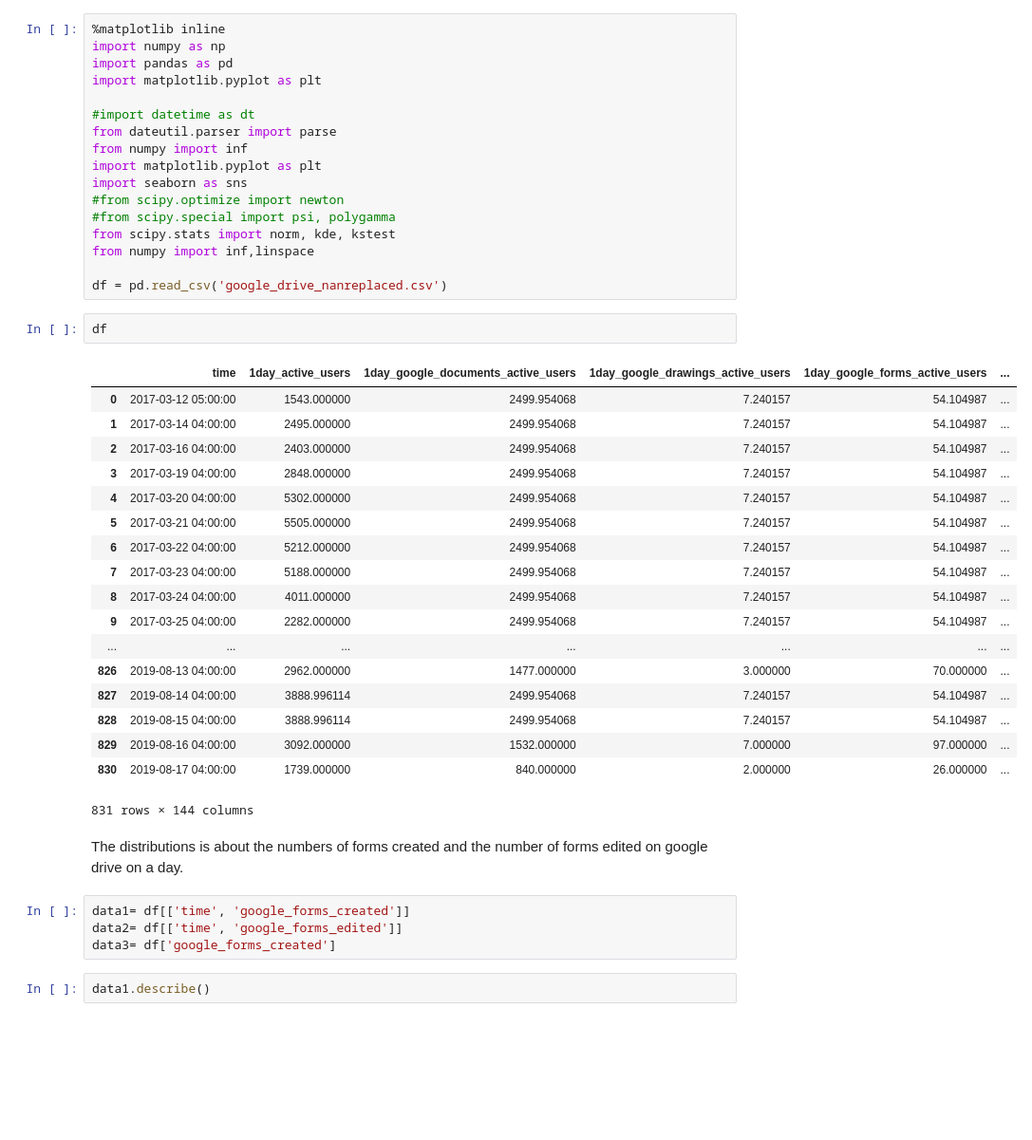
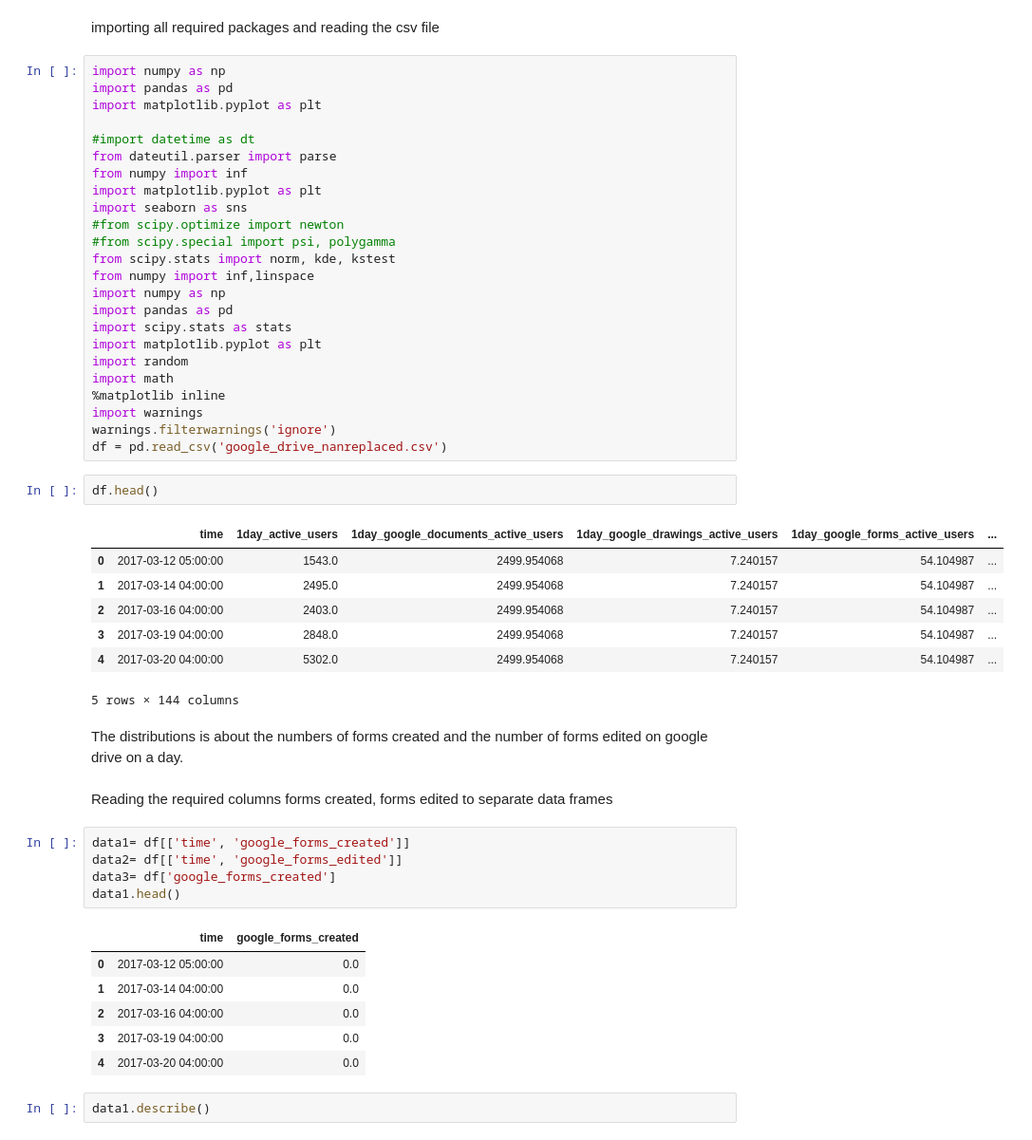
Before and after one commit to UNCG-CSE/G_Suite_Metrics, a Jupyter notebook: src/lavanya/forms created_edited distributions_kde_point estimates_correlation_covariance and hypothesis testing..ipynb, the cells around one changed output. Shown at 95% size. Drawn from its saved outputs; the diff is of its cells as text; blank space fills up the shorter version.

```diff
--- a/src/lavanya/forms created_edited distributions_kde_point estimates_correlation_covariance and hypothesis testing..ipynb
+++ b/src/lavanya/forms created_edited distributions_kde_point estimates_correlation_covariance and hypothesis testing..ipynb
@@ -1,5 +1,6 @@
+# %% [markdown]
+importing all required packages and reading the csv file
 # %%
-%matplotlib inline
 import numpy as np
 import pandas as pd
 import matplotlib.pyplot as plt
@@ -13,35 +14,42 @@ import seaborn as sns
 #from scipy.special import psi, polygamma
 from scipy.stats import norm, kde, kstest
 from numpy import inf,linspace
-
+import numpy as np
+import pandas as pd
+import scipy.stats as stats
+import matplotlib.pyplot as plt
+import random
+import math
+%matplotlib inline
+import warnings
+warnings.filterwarnings('ignore')
 df = pd.read_csv('google_drive_nanreplaced.csv')
 # %%
-df
+df.head()
 # %% [output]
 |  | time | 1day_active_users | 1day_google_documents_active_users | 1day_google_drawings_active_users | 1day_google_forms_active_users | ... |
-| 0 | 2017-03-12 05:00:00 | 1543.000000 | 2499.954068 | 7.240157 | 54.104987 | ... |
-| 1 | 2017-03-14 04:00:00 | 2495.000000 | 2499.954068 | 7.240157 | 54.104987 | ... |
-| 2 | 2017-03-16 04:00:00 | 2403.000000 | 2499.954068 | 7.240157 | 54.104987 | ... |
-| 3 | 2017-03-19 04:00:00 | 2848.000000 | 2499.954068 | 7.240157 | 54.104987 | ... |
-| 4 | 2017-03-20 04:00:00 | 5302.000000 | 2499.954068 | 7.240157 | 54.104987 | ... |
-| 5 | 2017-03-21 04:00:00 | 5505.000000 | 2499.954068 | 7.240157 | 54.104987 | ... |
-| 6 | 2017-03-22 04:00:00 | 5212.000000 | 2499.954068 | 7.240157 | 54.104987 | ... |
-| 7 | 2017-03-23 04:00:00 | 5188.000000 | 2499.954068 | 7.240157 | 54.104987 | ... |
-| 8 | 2017-03-24 04:00:00 | 4011.000000 | 2499.954068 | 7.240157 | 54.104987 | ... |
-| 9 | 2017-03-25 04:00:00 | 2282.000000 | 2499.954068 | 7.240157 | 54.104987 | ... |
-| ... | ... | ... | ... | ... | ... | ... |
-| 826 | 2019-08-13 04:00:00 | 2962.000000 | 1477.000000 | 3.000000 | 70.000000 | ... |
-| 827 | 2019-08-14 04:00:00 | 3888.996114 | 2499.954068 | 7.240157 | 54.104987 | ... |
-| 828 | 2019-08-15 04:00:00 | 3888.996114 | 2499.954068 | 7.240157 | 54.104987 | ... |
-| 829 | 2019-08-16 04:00:00 | 3092.000000 | 1532.000000 | 7.000000 | 97.000000 | ... |
-| 830 | 2019-08-17 04:00:00 | 1739.000000 | 840.000000 | 2.000000 | 26.000000 | ... |
+| 0 | 2017-03-12 05:00:00 | 1543.0 | 2499.954068 | 7.240157 | 54.104987 | ... |
+| 1 | 2017-03-14 04:00:00 | 2495.0 | 2499.954068 | 7.240157 | 54.104987 | ... |
+| 2 | 2017-03-16 04:00:00 | 2403.0 | 2499.954068 | 7.240157 | 54.104987 | ... |
+| 3 | 2017-03-19 04:00:00 | 2848.0 | 2499.954068 | 7.240157 | 54.104987 | ... |
+| 4 | 2017-03-20 04:00:00 | 5302.0 | 2499.954068 | 7.240157 | 54.104987 | ... |
-831 rows × 144 columns
+5 rows × 144 columns
 # %% [markdown]
 The distributions is about the numbers of forms created and the number of forms edited on google drive on a day.
+# %% [markdown]
+Reading the required columns forms created, forms edited to separate data frames
 # %%
 data1= df[['time', 'google_forms_created']]
 data2= df[['time', 'google_forms_edited']]
 data3= df['google_forms_created']
+data1.head()
+# %% [output]
+|  | time | google_forms_created |
+| 0 | 2017-03-12 05:00:00 | 0.0 |
+| 1 | 2017-03-14 04:00:00 | 0.0 |
+| 2 | 2017-03-16 04:00:00 | 0.0 |
+| 3 | 2017-03-19 04:00:00 | 0.0 |
+| 4 | 2017-03-20 04:00:00 | 0.0 |
 # %%
 data1.describe()
 # %% [output]
```
Also changed, not shown: parts of 68 cells of this notebook.
